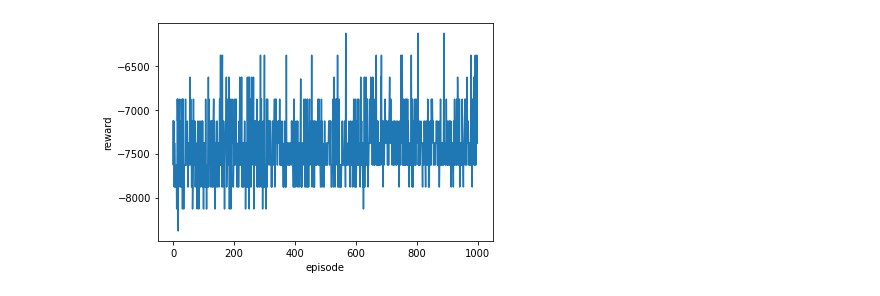
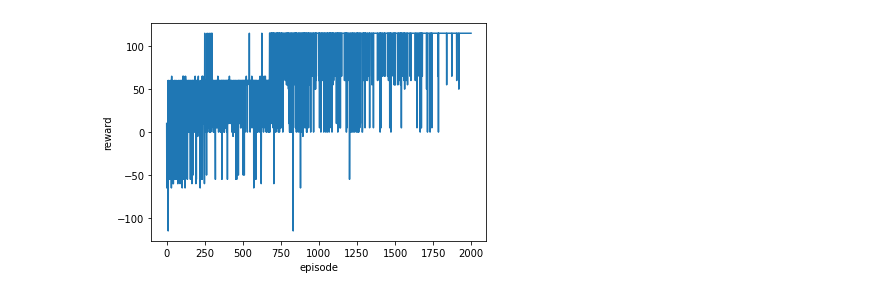
Before and after one commit to LXHayato/Sawing_RL_Q, a Jupyter notebook: sawing_Reinforcement_L.ipynb, the cells around one changed output. Cells and saved outputs as stored; diff of their text form; code cells hidden in the pictures.

```diff
--- a/sawing_Reinforcement_L.ipynb
+++ b/sawing_Reinforcement_L.ipynb
@@ -12,7 +12,7 @@ reward = None
 
 #Q学習
 class QL_Agent:
-  def __init__(self, alpha=.2, epsilon=.1, gamma=.99, actions=None, observation=None):
+  def __init__(self, epsilon=0.1,alpha=.2, gamma=.99, actions=None, observation=None):
     self.alpha=alpha
     self.gamma=gamma
     self.epsilon=epsilon
@@ -20,7 +20,7 @@ class QL_Agent:
     self.actions=actions
     self.state=str(observation)
     self.ini_state=str(observation)
-    self.previous_state=None
+    self.previous_map=None
     self.previous_action=None
     self.q_values=self._init_q_values()
 
@@ -32,13 +32,16 @@ class QL_Agent:
 
 #状態の初期化
   def init_state(self):
-    self.previous_state=copy.deepcopy(self.ini_state)
+    self.previous_map=copy.deepcopy(self.ini_state)
     self.state=copy.deepcopy(self.ini_state)
     return self.state
 
 #ε-greedy選択
-  def act(self):
+  def act(self, nb_episode):
     #ランダム行動
+    self.epsilon = (np.log(nb_episode)-np.log(episode))/np.log(nb_episode)
+    if episode % 100 == 0:
+      print(f"イプシロンは{self.epsilon}")
     if np.random.uniform() < self.epsilon:
       action=np.random.randint(0, len(self.q_values[self.state]))
     #greedy行動
@@ -49,14 +52,14 @@ class QL_Agent:
     return action
 
 #次の状態と報酬の観測
-  def observe(self, next_state, reward=None):
-    next_state=str(next_state)
-    #初めて訪れる状態であれば
-    if next_state not in self.q_values:
-      self.q_values[next_state]=np.repeat(0.0, len(self.actions))
+  def observe(self, next_map, reward=None):
+    next_map=str(next_map)
+    #初めての状態であれば
+    if next_map not in self.q_values:
+      self.q_values[next_map]=np.repeat(0.0, len(self.actions))
 
-    self.previous_state=copy.deepcopy(self.state)
-    self.state=next_state
+    self.previous_map=copy.deepcopy(self.state)
+    self.state=next_map
 
     if reward is not None:
       self.reward_history.append(reward)
@@ -64,9 +67,9 @@ class QL_Agent:
 
 #Q値の更新
   def learn(self, reward):
-    q=self.q_values[self.previous_state][self.previous_action]
+    q=self.q_values[self.previous_map][self.previous_action]
     max_q=max(self.q_values[self.state])
-    self.q_values[self.previous_state][self.previous_action]=q+(self.alpha*(reward+(self.gamma*max_q)-q))
+    self.q_values[self.previous_map][self.previous_action]=q+(self.alpha*(reward+(self.gamma*max_q)-q))
 
 
 #World
@@ -79,9 +82,9 @@ class World:
     }
 
 #布初期値
-    self.Start_map=np.array([[100,98,100],
-                   [100,150,100],
-                   [100,98,100]])
+    self.Start_map=np.array([[25,0,0],
+                   [0,50,0],
+                   [0,0,25]])
 #布現在値
     self.Now_map = copy.deepcopy(self.Start_map)
 
@@ -98,8 +101,6 @@ class World:
     Cloth=np.sum(abs(self.Now_map))
     #Cloth = copy.deepcopy(self.agent_con)
     n+=1
-    if n > 50:
-      exit()
 
 #ひとまずこの書き方に乗っ取って、集中力が足りない行動も選べるようにする。
 #選んだら、何も起こらず報酬を減らす。
@@ -128,47 +129,51 @@ class World:
 #エピソード終了の確認
 
     Cloth=np.sum(abs(self.Now_map))
-    reward = self._compute_reward(Cloth,n)
+    reward = self._compute_reward(Cloth, n)
+    if reward > 0:
+      print(reward)
+      print(self.Now_map)
     is_goal = self._is_end_episode(n,Cloth)
     return self.Now_map, reward, is_goal, n
+
+#報酬
+#0からの剥離量*5がそのまま点数となる。
+  def _compute_reward(self, Cloth, n):
+    if n < 4:
+      return 10-Cloth*0.1
+      #return 0
+    else:
+      return 100-Cloth
+
 
 #終了条件の確認
 #今はn=38で終了
   def _is_end_episode(self,n,Cloth):
 
-    if n == 38:
+    if n == 4:
       n = 0
       return True
     else:
       return False
 
-#報酬
-#0からの剥離量*5がそのまま点数となる。
-  def _compute_reward(self, Cloth,n):
-    if n < 38:
-      return 0
-    else:
-      return 100-Cloth*5
-
   def reset(self):
-
     self.Now_map=copy.deepcopy(self.Start_map)
     return self.Start_map
 
 #if __name__ =='__main':
 grid_env=World()
 ini_state=grid_env.Start_map
-agent = QL_Agent(epsilon=0.1, actions=np.arange(9),observation=ini_state)
-nb_episode = 1000
+agent = QL_Agent(epsilon=0.1,actions=np.arange(9),observation=ini_state)
+nb_episode = 2000
 rewards = []
 is_end_episode = False
 for episode in range(nb_episode):
-  if episode % 10 == 0:
+  if episode % 100 == 0:
     print(f'今は{episode}周目')
   episode_reward = []
   n = 0
   while(is_end_episode == False):
-    action = agent.act()
+    action = agent.act(nb_episode)
     state, reward, is_end_episode, n = grid_env.step(action, n)
     agent.observe(state, reward)
     episode_reward.append(reward)
@@ -204 +226 @@ plt.show()
-[figure, old version]
+[figure, new version]
```
Also changed, not shown: parts of 1 cell of this notebook.
